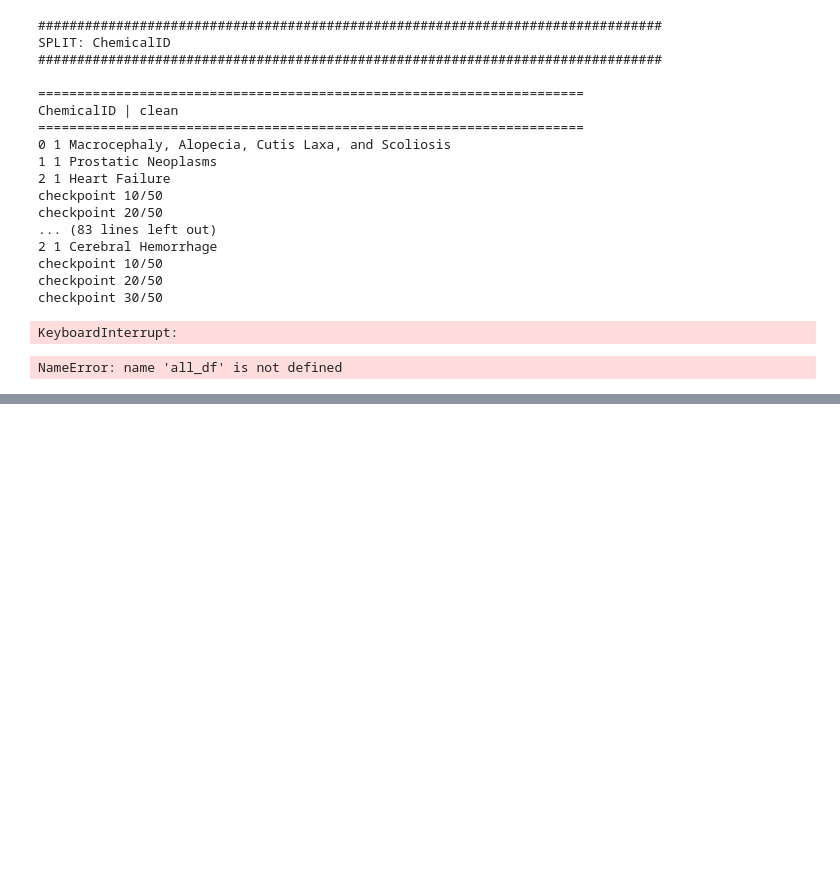
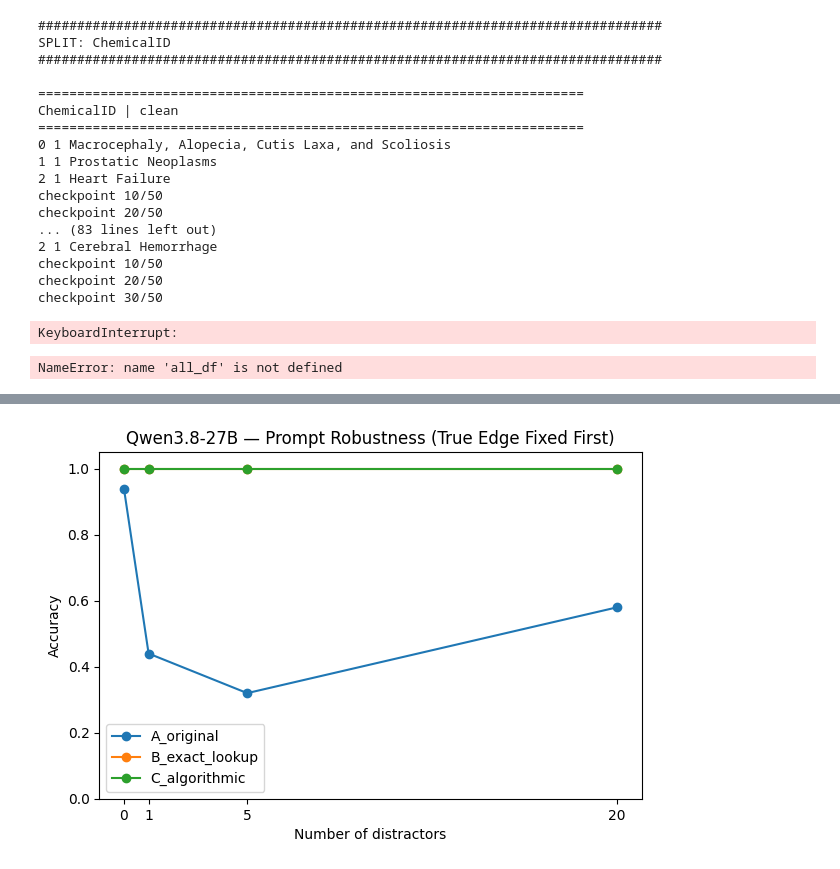
Before and after one commit to inoue0426/llm-post-training, a Jupyter notebook: notebooks/20_ctd_qwen38_27b_zero_shot_sanity_biowulf.ipynb, the cells around one changed output, grey strips where cells are left out. Drawn from its saved outputs; the diff is of its cells as text; code cells hidden in the pictures; blank space fills up the shorter version.

```diff
--- a/notebooks/20_ctd_qwen38_27b_zero_shot_sanity_biowulf.ipynb
+++ b/notebooks/20_ctd_qwen38_27b_zero_shot_sanity_biowulf.ipynb
@@ -834,0 +860,14 @@ print("Saved:", SCALING_SUMMARY_CSV)
+# %%
+# ============================================================
+# Prompt-robustness diagnostic
+# Qwen model remains loaded; no reload needed.
+# ============================================================
+
+DIAG_SPLIT = "ChemicalID"
+DIAG_K = [0, 1, 5, 20]
+DIAG_N = 50
+
+DIAG_RESULTS_CSV = OUT_DIR / "22_qwen_prompt_robustness_fixed_position.csv"
+DIAG_SUMMARY_CSV = OUT_DIR / "22_qwen_prompt_robustness_fixed_position_summary.csv"
+
+print(DIAG_RESULTS_CSV)
@@ -834,0 +1211,35 @@ print("Saved:", SCALING_SUMMARY_CSV)
+# %%
+import matplotlib.pyplot as plt
+
+plt.figure(figsize=(7, 4.5))
+
+for variant in PROMPT_VARIANTS:
+
+    sub = (
+        diag_summary[
+            diag_summary[
+                "prompt_variant"
+            ] == variant
+        ]
+        .sort_values("k")
+    )
+
+    plt.plot(
+        sub["k"],
+        sub["accuracy"],
+        marker="o",
+        label=variant,
+    )
+
+plt.xlabel("Number of distractors")
+plt.ylabel("Accuracy")
+plt.ylim(0, 1.05)
+plt.xticks(DIAG_K)
+plt.title(
+    "Qwen3.8-27B — Prompt Robustness "
+    "(True Edge Fixed First)"
+)
+plt.legend()
+plt.show()
+# %% [output]
+[figure, added]
```
Also changed, not shown: parts of 10 cells of this notebook, 8 other files.
